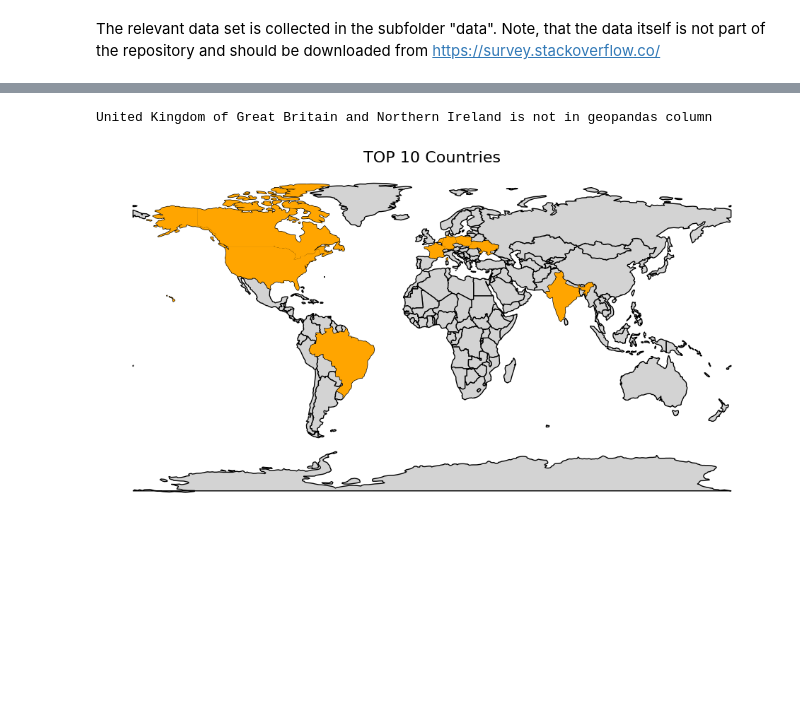
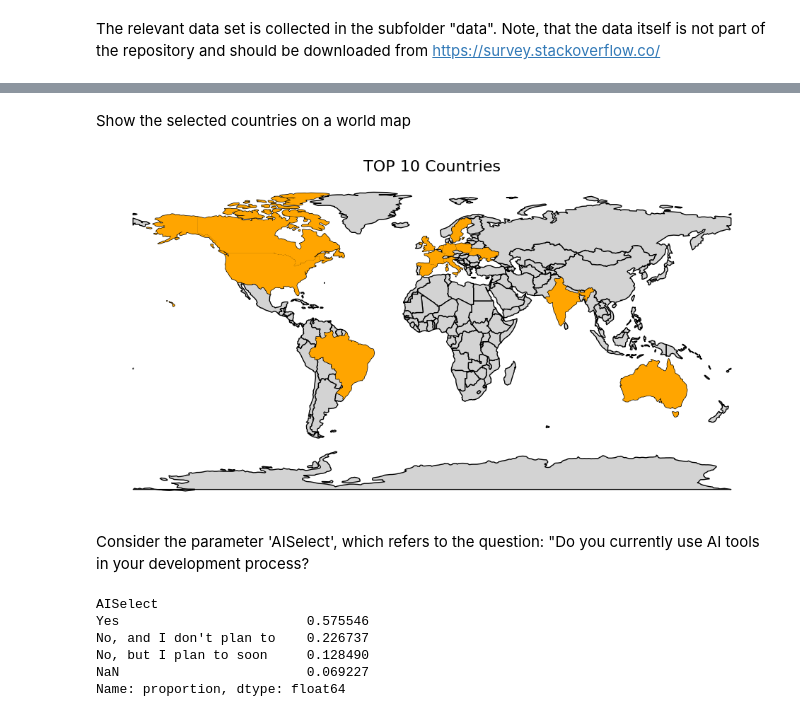
Before and after one commit to JuliaNBrucker/StackOverflow, a Jupyter notebook: StudyDataset.ipynb, the cells around one changed output, grey strips where cells are left out. Cells and saved outputs as stored; diff of their text form; code cells hidden in the pictures; blank space fills up the shorter version.

Commit message:
Auswertung von AISelect hinzugefügt

```diff
--- a/StudyDataset.ipynb
+++ b/StudyDataset.ipynb
@@ -19,4 +26,13 @@ I was curious to see, where the developer are located and whether we can see dif
 # %%
-set_restricted_countries = df['Country'].value_counts().head(10).index.tolist()
-df_restricted_countries = df.loc[df['Country'].isin(set_restricted_countries)]
-print('reduced data set: ', len(df_restricted_countries))
+num_countries = 14
+
+considered_countries = set(df['Country'].value_counts().head(num_countries).index.tolist())
+print('countries under investigation: ', considered_countries)
+
+df_restricted_countries = df.loc[df['Country'].isin(considered_countries)]
+n_participants_top_countries = len(df_restricted_countries)
+p_participants_top_countries = n_participants_top_countries / len(df) * 100
+print('reduced data set: ', len(df_restricted_countries), 'accounts for ', p_participants_top_countries, '% of all accounts')
+
+participants_per_country = df_restricted_countries['Country'].value_counts()
+print(participants_per_country)
@@ -64,32 +58,2 @@ Successfully installed geopandas-1.0.1 pyogrio-0.9.0 pyproj-3.6.1 shapely-2.0.6
-# %%
-
-
-# Laden der Weltkarte
-url = 'https://raw.githubusercontent.com/johan/world.geo.json/master/countries.geo.json'
-#url = 'https://cdn.jsdelivr.net/npm/world-atlas@2/countries-110m.json'
-world = gpd.read_file(url)
-
-set_country_geopandas = set(world['name'])
-world['meets_criteria'] = False
-
-for i in set_restricted_countries:
-    if i in set_country_geopandas:
-        world.loc[world['name']==i,'meets_criteria'] = True #['meets_criteria'] = world['name'].str.startswith('A')
-    else:
-        print(i,'is not in geopandas column')
-
-# world['meets_criteria'].value_counts()
-# Plot der Weltkarte
-fig, ax = plt.subplots(figsize=(12, 8))
-world.plot(ax=ax, color='lightgray', edgecolor='black')  # Alle Länder in Grau darstellen
-world[world['meets_criteria']].plot(ax=ax, color='orange')  # Länder, die das Kriterium erfüllen, in Orange
-
-# Titel und Achsen anpassen
-ax.set_title('TOP 10 Countries', fontsize=16)
-ax.axis('off')
-
-# Plot anzeigen
-plt.show()
-# %% [output]
-United Kingdom of Great Britain and Northern Ireland is not in geopandas column
-[figure, removed]
+# %% [markdown]
+Show the selected countries on a world map
@@ -95,0 +104,29 @@ United Kingdom of Great Britain and Northern Ireland is not in geopandas column
+# %%
+# plot the world map with highlighted top x countries from survey
+# TODO: indicate the percentage of participants
+
+world['meets_criteria'] = False
+world.loc[world['name'].isin(considered_countries),'meets_criteria'] = True
+
+fig, ax = plt.subplots(figsize=(12, 8))
+world.plot(ax=ax, color='lightgray', edgecolor='black')
+world[world['meets_criteria']].plot(ax=ax, color='orange')
+
+ax.set_title('TOP 10 Countries', fontsize=16)
+ax.axis('off')
+
+plt.show()
+# %% [output]
+[figure, added]
+# %% [markdown]
+Consider the parameter 'AISelect', which refers to the question: "Do you currently use AI tools in your development process?
+# %%
+# full dataset
+df['AISelect'].value_counts(dropna=False,normalize=True)
+# %% [output]
+AISelect
+Yes                        0.575546
+No, and I don't plan to    0.226737
+No, but I plan to soon     0.128490
+NaN                        0.069227
+Name: proportion, dtype: float64
```
Also changed, not shown: parts of 10 cells of this notebook.
